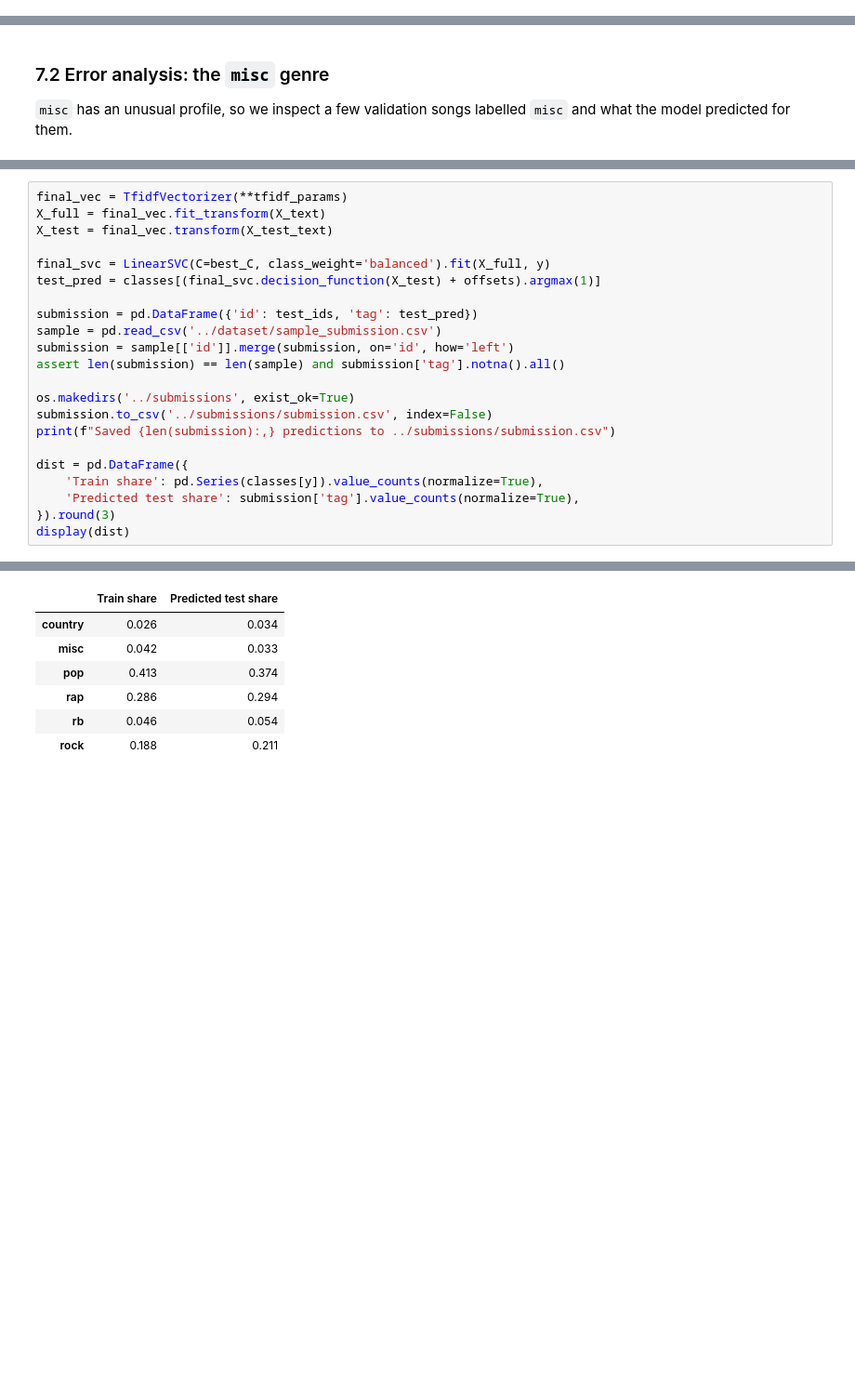
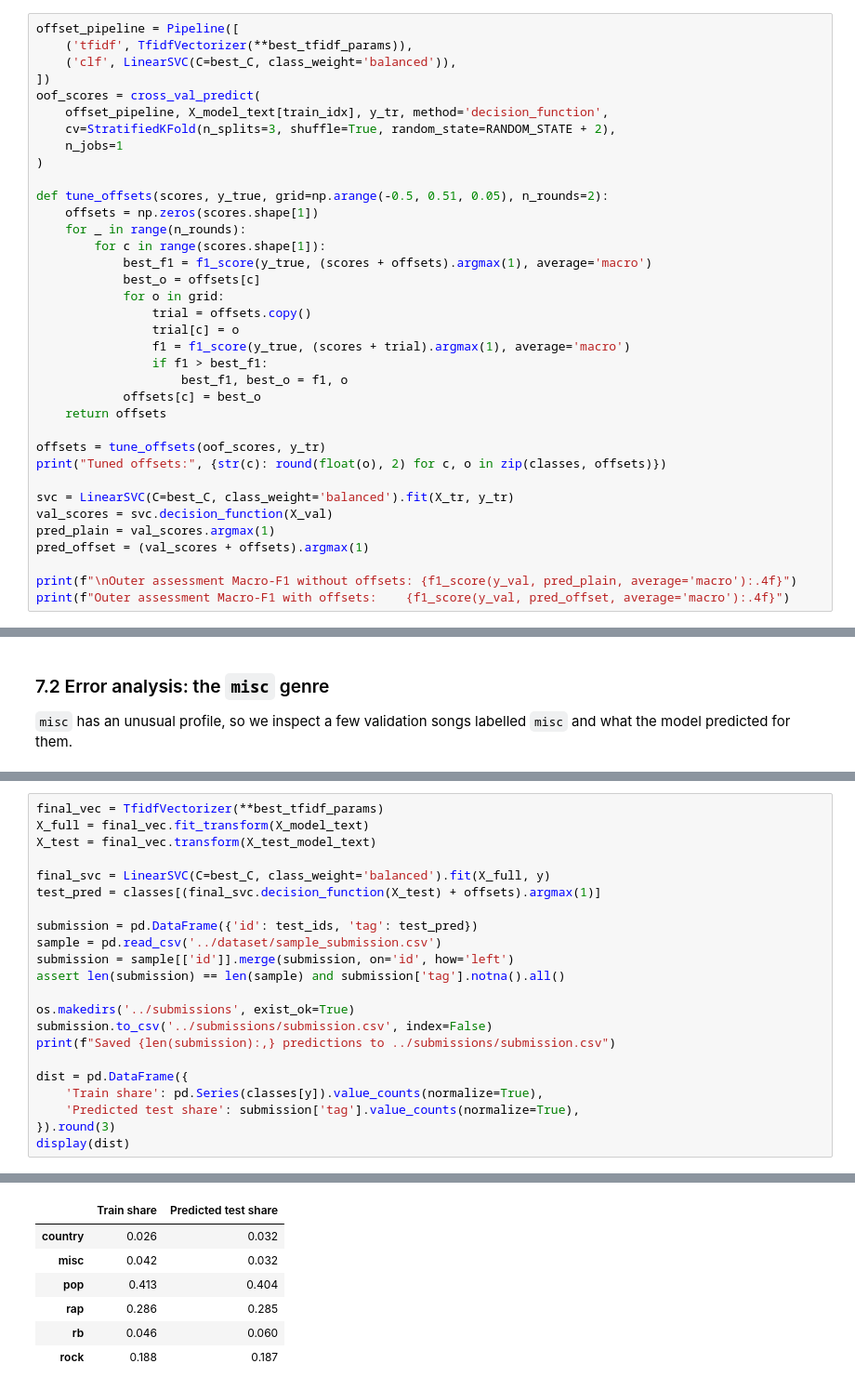
Before and after one commit to RodrigoSouta/Text-Mining, a Jupyter notebook: notebooks/Genre_Classification.ipynb, the cells around one changed output, grey strips where cells are left out. Shown at 93% size. Cells and saved outputs as stored; diff of their text form; blank space fills up the shorter version.

Commit message:
making the model worse

```diff
--- a/notebooks/Genre_Classification.ipynb
+++ b/notebooks/Genre_Classification.ipynb
@@ -278,0 +282,36 @@ Results of the final configuration (TF-IDF 1–2 grams + LinearSVC + offsets) on
+# %%
+offset_pipeline = Pipeline([
+    ('tfidf', TfidfVectorizer(**best_tfidf_params)),
+    ('clf', LinearSVC(C=best_C, class_weight='balanced')),
+])
+oof_scores = cross_val_predict(
+    offset_pipeline, X_model_text[train_idx], y_tr, method='decision_function',
+    cv=StratifiedKFold(n_splits=3, shuffle=True, random_state=RANDOM_STATE + 2),
+    n_jobs=1
+)
+
+def tune_offsets(scores, y_true, grid=np.arange(-0.5, 0.51, 0.05), n_rounds=2):
+    offsets = np.zeros(scores.shape[1])
+    for _ in range(n_rounds):
+        for c in range(scores.shape[1]):
+            best_f1 = f1_score(y_true, (scores + offsets).argmax(1), average='macro')
+            best_o = offsets[c]
+            for o in grid:
+                trial = offsets.copy()
+                trial[c] = o
+                f1 = f1_score(y_true, (scores + trial).argmax(1), average='macro')
+                if f1 > best_f1:
+                    best_f1, best_o = f1, o
+            offsets[c] = best_o
+    return offsets
+
+offsets = tune_offsets(oof_scores, y_tr)
+print("Tuned offsets:", {str(c): round(float(o), 2) for c, o in zip(classes, offsets)})
+
+svc = LinearSVC(C=best_C, class_weight='balanced').fit(X_tr, y_tr)
+val_scores = svc.decision_function(X_val)
+pred_plain = val_scores.argmax(1)
+pred_offset = (val_scores + offsets).argmax(1)
+
+print(f"\nOuter assessment Macro-F1 without offsets: {f1_score(y_val, pred_plain, average='macro'):.4f}")
+print(f"Outer assessment Macro-F1 with offsets:    {f1_score(y_val, pred_offset, average='macro'):.4f}")
@@ -425,31 +455,31 @@ We then predict the test set and write `submissions/submission.csv` in the `samp
 # %%
-final_vec = TfidfVectorizer(**tfidf_params)
-X_full = final_vec.fit_transform(X_text)
-X_test = final_vec.transform(X_test_text)
+final_vec = TfidfVectorizer(**best_tfidf_params)
+X_full = final_vec.fit_transform(X_model_text)
+X_test = final_vec.transform(X_test_model_text)
 
 final_svc = LinearSVC(C=best_C, class_weight='balanced').fit(X_full, y)
 test_pred = classes[(final_svc.decision_function(X_test) + offsets).argmax(1)]
 
 submission = pd.DataFrame({'id': test_ids, 'tag': test_pred})
 sample = pd.read_csv('../dataset/sample_submission.csv')
 submission = sample[['id']].merge(submission, on='id', how='left')
 assert len(submission) == len(sample) and submission['tag'].notna().all()
 
 os.makedirs('../submissions', exist_ok=True)
 submission.to_csv('../submissions/submission.csv', index=False)
 print(f"Saved {len(submission):,} predictions to ../submissions/submission.csv")
 
 dist = pd.DataFrame({
     'Train share': pd.Series(classes[y]).value_counts(normalize=True),
     'Predicted test share': submission['tag'].value_counts(normalize=True),
 }).round(3)
 display(dist)
 # %% [output]
 Saved 33,742 predictions to ../submissions/submission.csv
 |  | Train share | Predicted test share |
-| country | 0.026 | 0.034 |
-| misc | 0.042 | 0.033 |
-| pop | 0.413 | 0.374 |
-| rap | 0.286 | 0.294 |
-| rb | 0.046 | 0.054 |
-| rock | 0.188 | 0.211 |
+| country | 0.026 | 0.032 |
+| misc | 0.042 | 0.032 |
+| pop | 0.413 | 0.404 |
+| rap | 0.286 | 0.285 |
+| rb | 0.046 | 0.060 |
+| rock | 0.188 | 0.187 |
```
Also changed, not shown: parts of 53 cells of this notebook, 3 other files.
